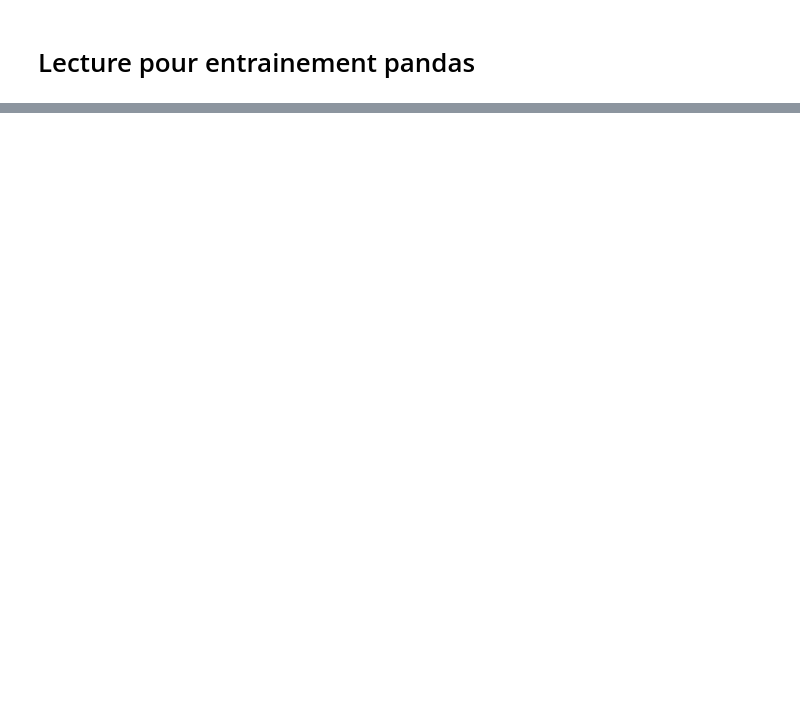
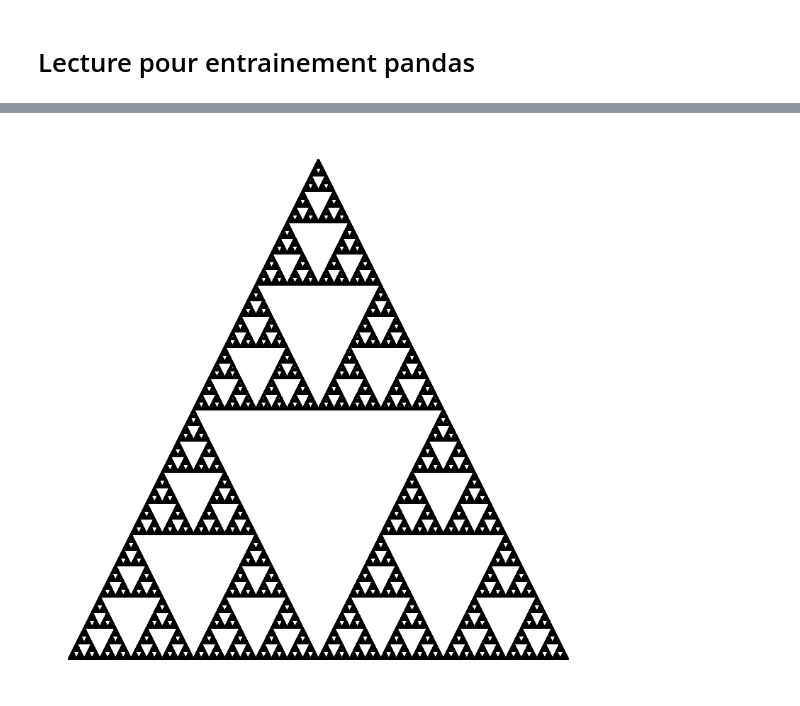
Before and after one commit to Hamidou1089-1/Stage_Inria_dynamique, a Jupyter notebook: src/trainingPandas.ipynb, the cells around one changed output, grey strips where cells are left out. Drawn from its saved outputs; the diff is of its cells as text; code cells hidden in the pictures; blank space fills up the shorter version.

```diff
--- a/src/trainingPandas.ipynb
+++ b/src/trainingPandas.ipynb
@@ -227,0 +113,38 @@ default count vector  0.25
+# %%
+import numpy as np
+import matplotlib.pyplot as plt
+import random
+
+def sierpinski_ifs(num_points=1000000):
+    # Définir les fonctions du IFS (transformations affines)
+    f1 = lambda x, y: (0.5*x, 0.5*y)
+    f2 = lambda x, y: (0.5*x + 0.5, 0.5*y)
+    f3 = lambda x, y: (0.5*x + 0.25, 0.5*y + 0.5)
+
+    functions = [f1, f2, f3]
+
+    # Point initial
+    x, y = 0, 0
+    points = []
+
+    # Chaos game (algorithme du jeu du chaos)
+    for _ in range(num_points):
+        f = random.choice(functions)  # Choisir une fonction au hasard
+        x, y = f(x, y)  # Appliquer la fonction
+        points.append((x, y))
+
+    # Convertir en array numpy pour le tracé
+    points = np.array(points)
+
+    return points
+
+# Générer et afficher
+points = sierpinski_ifs()
+plt.figure(figsize=(8, 8))
+plt.scatter(points[:, 0], points[:, 1], s=0.1, c='black')
+plt.axis('equal')
+plt.axis('off')
+plt.tight_layout()
+plt.show()
+# %% [output]
+[figure, added]
```
Also changed, not shown: parts of 28 cells of this notebook, 11 other files.
